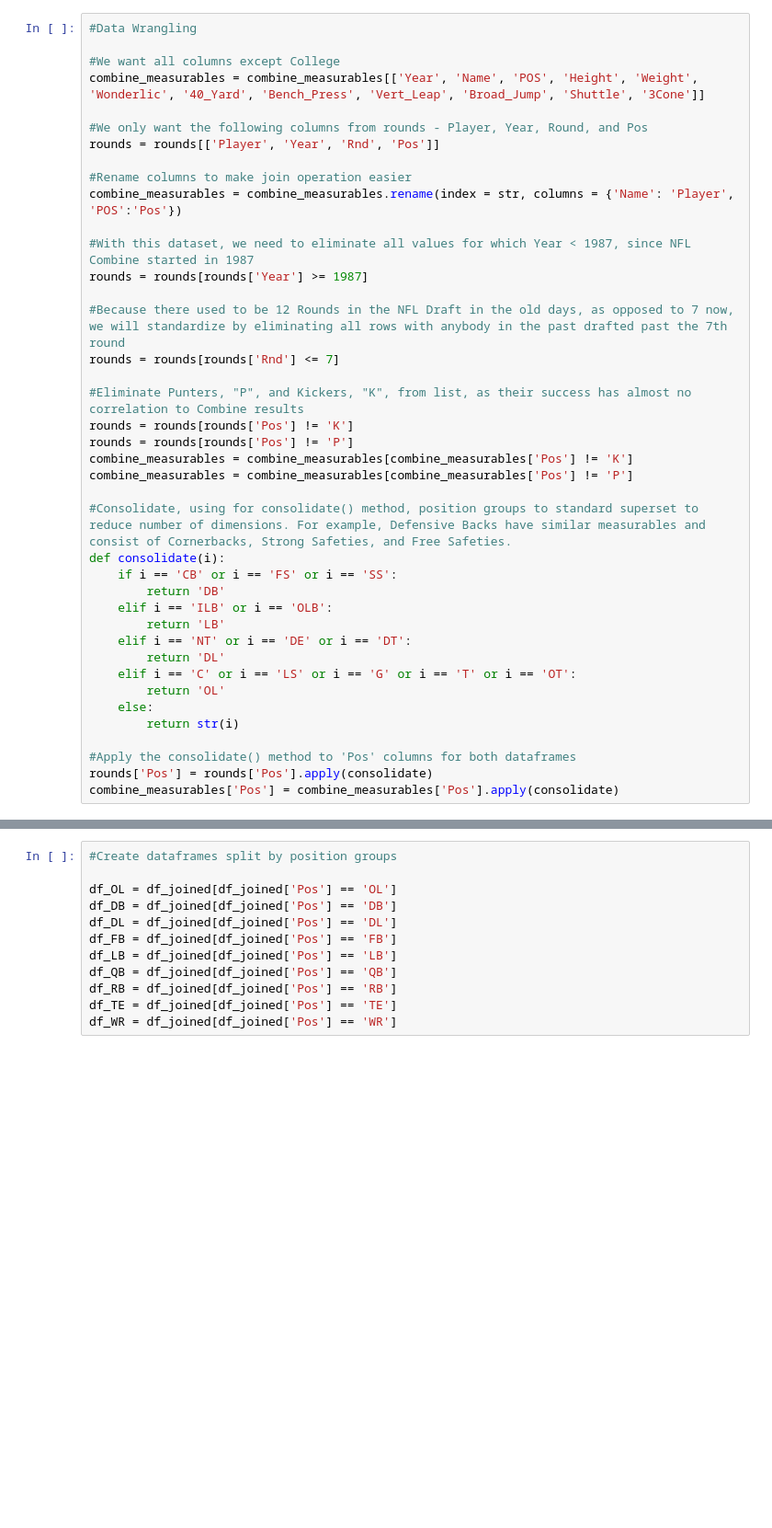
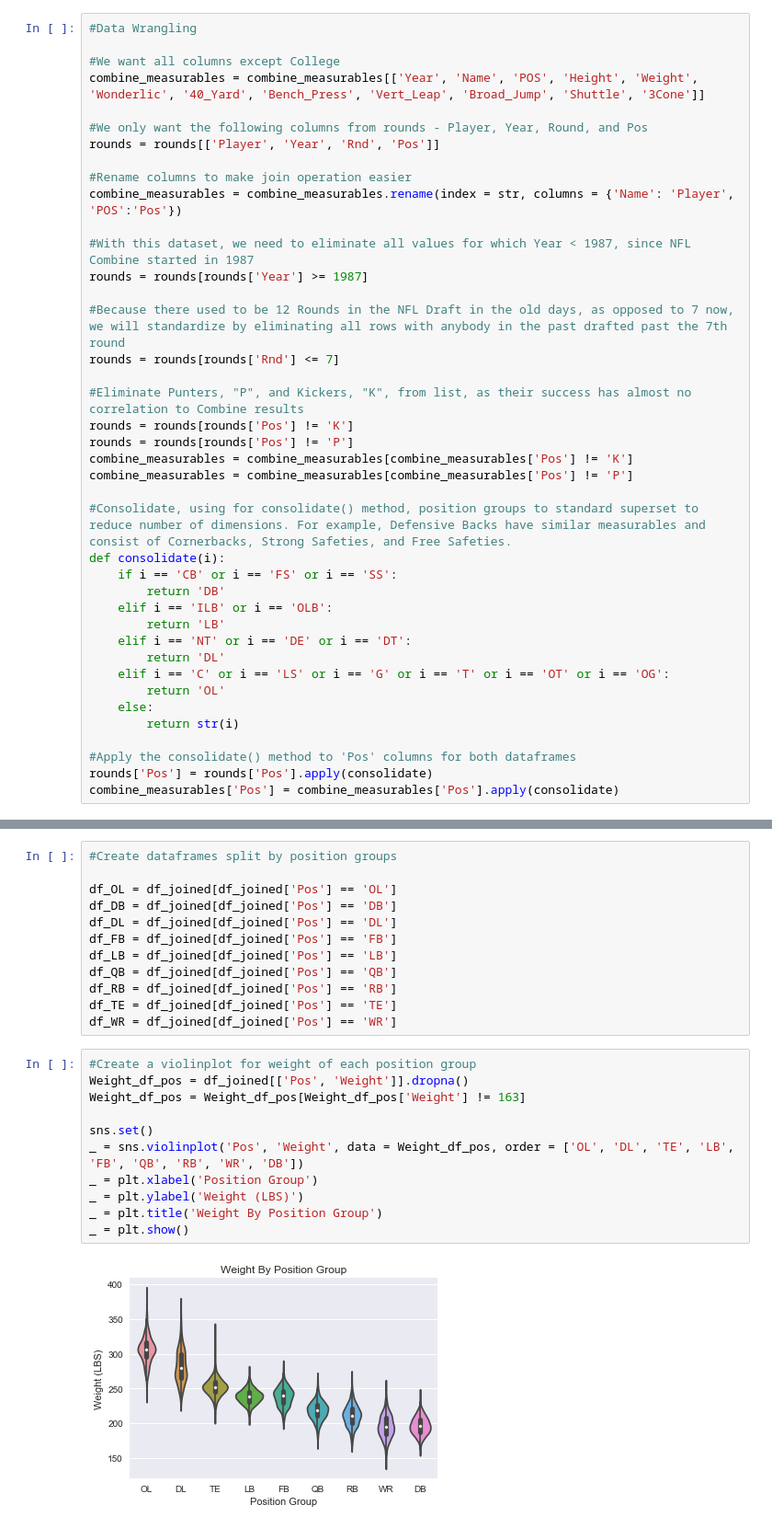
Before and after one commit to pdkim1208/Springboard, a Jupyter notebook: CapstoneProject1.ipynb, the cells around one changed output, grey strips where cells are left out. Shown at 92% size. Cells and saved outputs as stored; diff of their text form; blank space fills up the shorter version.

```diff
--- a/CapstoneProject1.ipynb
+++ b/CapstoneProject1.ipynb
@@ -39,7 +73,7 @@ def consolidate(i):
         return 'LB'
     elif i == 'NT' or i == 'DE' or i == 'DT':
         return 'DL'
-    elif i == 'C' or i == 'LS' or i == 'G' or i == 'T' or i == 'OT':
+    elif i == 'C' or i == 'LS' or i == 'G' or i == 'T' or i == 'OT' or i == 'OG':
         return 'OL'
     else:
         return str(i)
@@ -78,3 +112,16 @@ df_QB = df_joined[df_joined['Pos'] == 'QB']
 df_RB = df_joined[df_joined['Pos'] == 'RB']
 df_TE = df_joined[df_joined['Pos'] == 'TE']
 df_WR = df_joined[df_joined['Pos'] == 'WR']
+# %%
+#Create a violinplot for weight of each position group
+Weight_df_pos = df_joined[['Pos', 'Weight']].dropna()
+Weight_df_pos = Weight_df_pos[Weight_df_pos['Weight'] != 163]
+
+sns.set()
+_ = sns.violinplot('Pos', 'Weight', data = Weight_df_pos, order = ['OL', 'DL', 'TE', 'LB', 'FB', 'QB', 'RB', 'WR', 'DB'])
+_ = plt.xlabel('Position Group')
+_ = plt.ylabel('Weight (LBS)')
+_ = plt.title('Weight By Position Group')
+_ = plt.show()
+# %% [output]
+[figure, added]
```
Also changed, not shown: parts of 24 cells of this notebook.
